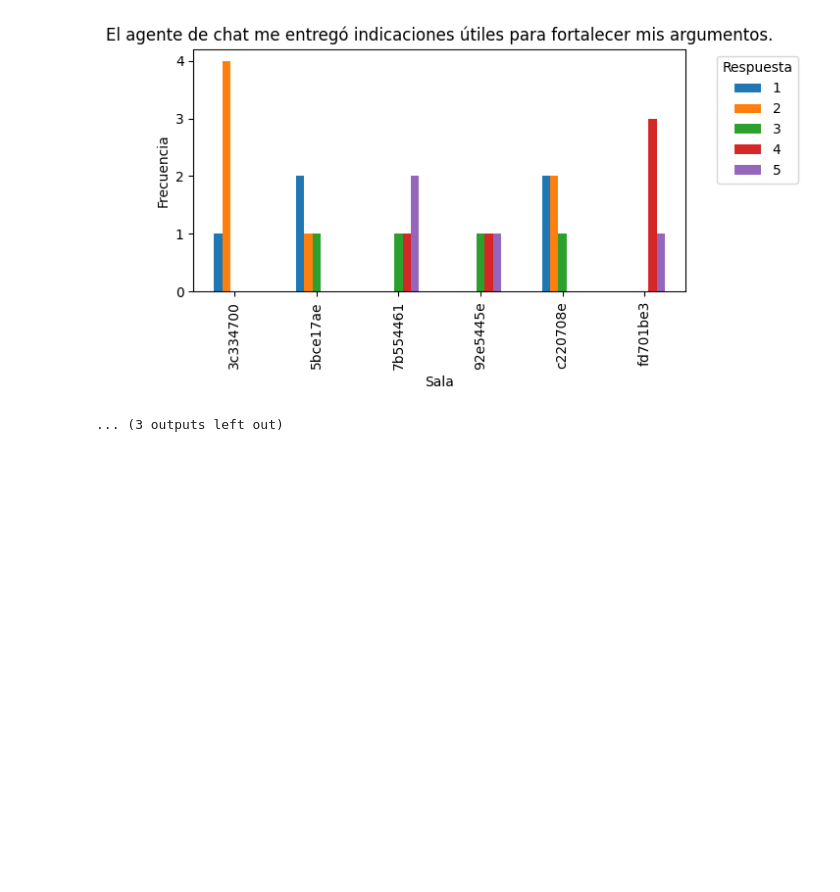
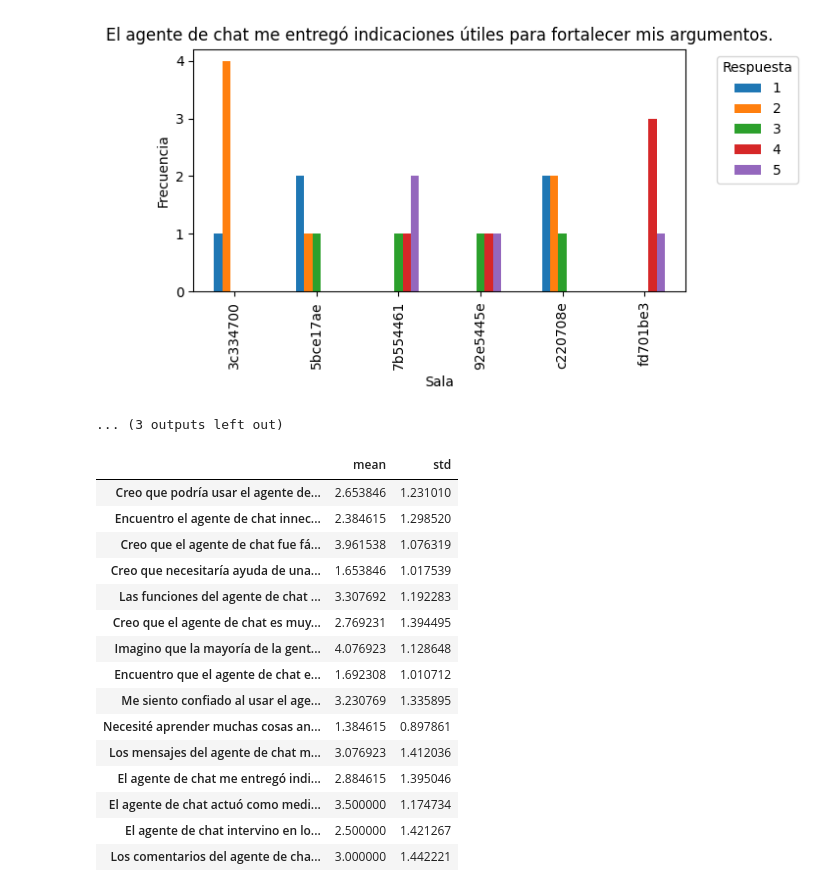
Before and after one commit to franciscoenriq/Titulo-Trabajo, a Jupyter notebook: experimentacion/sesion_1/analisisCuestionarioSesion1.ipynb, the cells around one changed output. Saved outputs shown, nothing was run; the diff lists cells and outputs as text; code cells hidden in the pictures; blank space fills up the shorter version.

```diff
--- a/experimentacion/sesion_1/analisisCuestionarioSesion1.ipynb
+++ b/experimentacion/sesion_1/analisisCuestionarioSesion1.ipynb
@@ -198,3 +198,49 @@ for pregunta, tabla in frecuencias.items():
 [figure]
 [figure]
 ... (3 outputs left out)
+# %%
+import pandas as pd
+import numpy as np
+
+# Cargar CSV
+df = pd.read_csv('Test de Usabilidad para Agente de Chat.csv')
+
+# Listado de columnas cuantitativas (excepto texto libre)
+quant_cols = [
+    "Creo que podría usar el agente de chat frecuentemente",
+    "Encuentro el agente de chat innecesariamente complejo",
+    "Creo que el agente de chat fue fácil de utilizar",
+    "Creo que necesitaría ayuda de una persona con conocimientos técnicos para usar el agente de chat",
+    "Las funciones del agente de chat están bien integradas",
+    "Creo que el agente de chat es muy inconsistente",
+    "Imagino que la mayoría de la gente aprendería a usar el agente de chat en forma muy rápida",
+    "Encuentro que el agente de chat es muy difícil de usar",
+    "Me siento confiado al usar el agente de chat",
+    "Necesité aprender muchas cosas antes de ser capaz de usar el agente de chat",
+    "Los mensajes del agente de chat me motivaron a explicar mis ideas con mayor profundidad.",
+    "El agente de chat me entregó indicaciones útiles para fortalecer mis argumentos.",
+    "El agente de chat actuó como mediador para que los participantes pudieran apreciar distintos enfoques éticos o conceptuales.",
+    "El agente de chat intervino en los momentos adecuados, sin entorpecer la conversación.",
+    "Los comentarios del agente de chat resultaron útiles para la discusión."
+]
+
+# Calcular medias y desviaciones estándar
+stats = df[quant_cols].agg(["mean", "std"]).T
+stats
+# %% [output]
+|  | mean | std |
+| Creo que podría usar el agente de... | 2.653846 | 1.231010 |
+| Encuentro el agente de chat innec... | 2.384615 | 1.298520 |
+| Creo que el agente de chat fue fá... | 3.961538 | 1.076319 |
+| Creo que necesitaría ayuda de una... | 1.653846 | 1.017539 |
+| Las funciones del agente de chat ... | 3.307692 | 1.192283 |
+| Creo que el agente de chat es muy... | 2.769231 | 1.394495 |
+| Imagino que la mayoría de la gent... | 4.076923 | 1.128648 |
+| Encuentro que el agente de chat e... | 1.692308 | 1.010712 |
+| Me siento confiado al usar el age... | 3.230769 | 1.335895 |
+| Necesité aprender muchas cosas an... | 1.384615 | 0.897861 |
+| Los mensajes del agente de chat m... | 3.076923 | 1.412036 |
+| El agente de chat me entregó indi... | 2.884615 | 1.395046 |
+| El agente de chat actuó como medi... | 3.500000 | 1.174734 |
+| El agente de chat intervino en lo... | 2.500000 | 1.421267 |
+| Los comentarios del agente de cha... | 3.000000 | 1.442221 |
```
Also changed, not shown: parts of 2 cells of this notebook, 20 other files.
